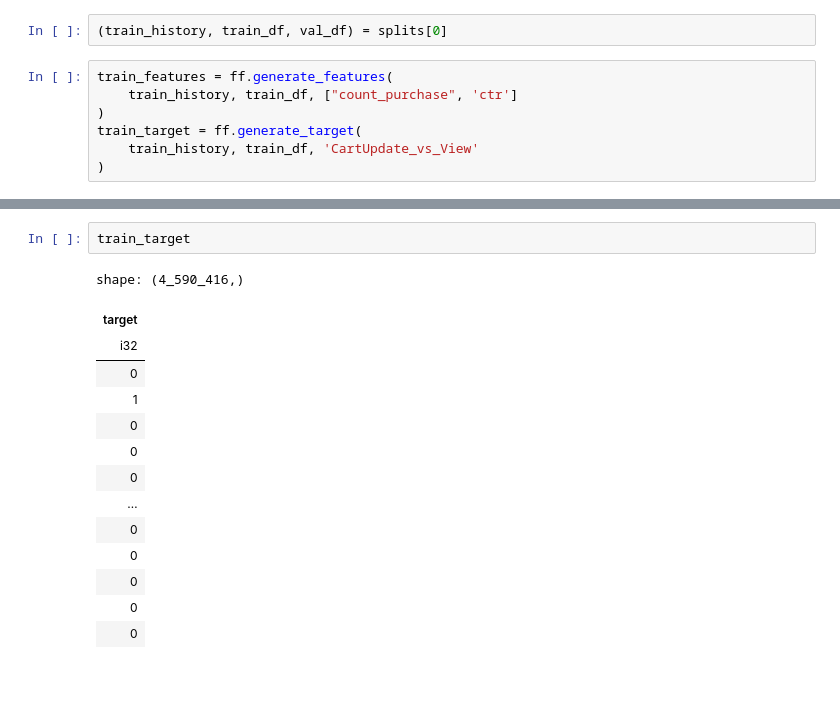
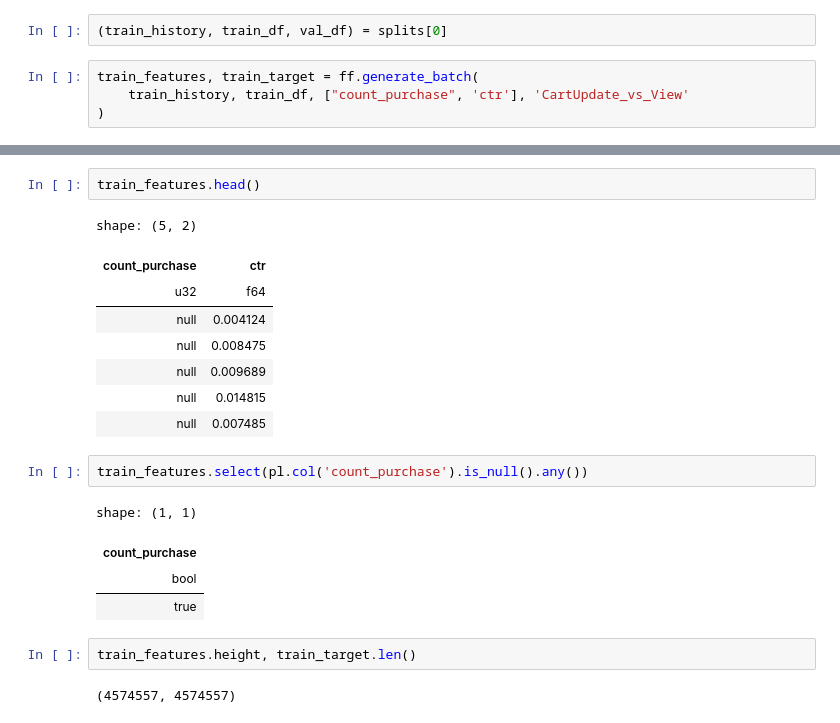
Before and after one commit to almayor/lavka-rs-contest, a Jupyter notebook: homework.ipynb, the cells around one changed output, grey strips where cells are left out. Saved outputs shown, nothing was run; the diff lists cells and outputs as text; blank space fills up the shorter version.

```diff
--- a/homework.ipynb
+++ b/homework.ipynb
@@ -423,10 +431,7 @@ len(splits)
 # %%
 (train_history, train_df, val_df) = splits[0]
 # %%
-train_features = ff.generate_features(
-    train_history, train_df, ["count_purchase", 'ctr']
+train_features, train_target = ff.generate_batch(
+    train_history, train_df, ["count_purchase", 'ctr'], 'CartUpdate_vs_View'
 )
-train_target = ff.generate_target(
-    train_history, train_df, 'CartUpdate_vs_View'
-)
 # %% [output]
@@ -454,20 +440,25 @@ shape: (4_728_558, 2)
-# %%
-train_target
-# %% [output]
-shape: (4_590_416,)
-| target |
-| i32 |
-| 0 |
-| 1 |
-| 0 |
-| 0 |
-| 0 |
-| … |
-| 0 |
-| 0 |
-| 0 |
-| 0 |
-| 0 |
+# %%
+train_features.head()
+# %% [output]
+shape: (5, 2)
+| count_purchase | ctr |
+| u32 | f64 |
+| null | 0.004124 |
+| null | 0.008475 |
+| null | 0.009689 |
+| null | 0.014815 |
+| null | 0.007485 |
+# %%
+train_features.select(pl.col('count_purchase').is_null().any())
+# %% [output]
+shape: (1, 1)
+| count_purchase |
+| bool |
+| true |
+# %%
+train_features.height, train_target.len()
+# %% [output]
+(4574557, 4574557)
 # %%
 config = Config()
 exp = Experiment("test", config)
```
Also changed, not shown: parts of 7 cells of this notebook, 12 other files.
